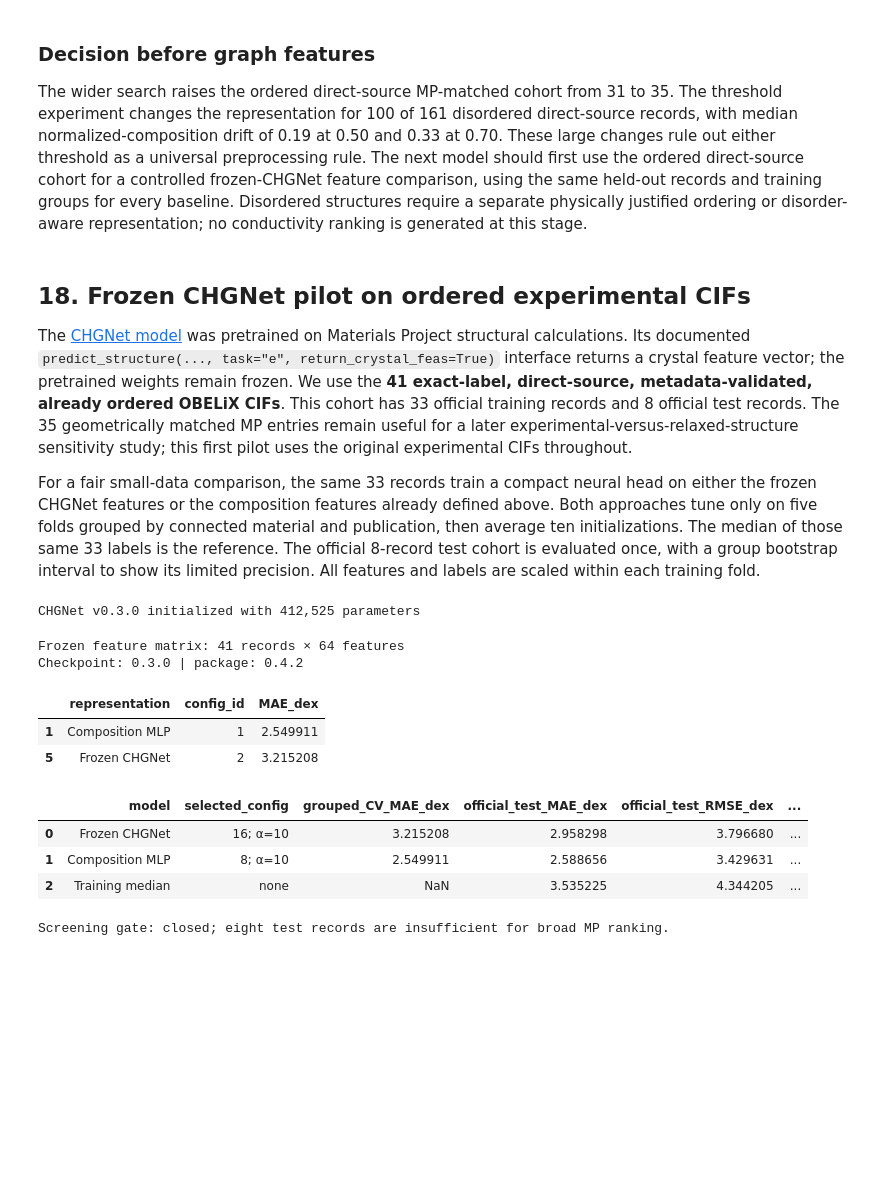
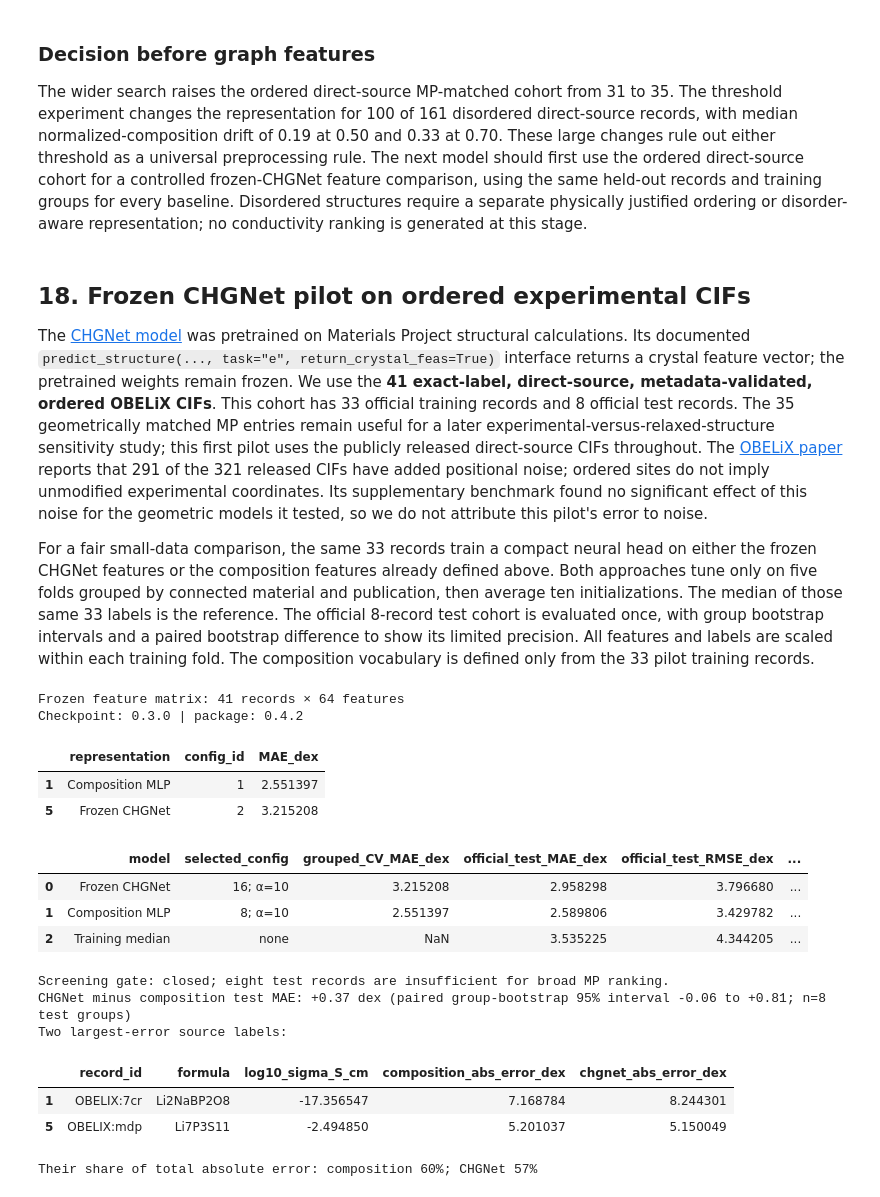
Before and after one commit to ZJYang-96485/Physics-Informed-Neural-Network-and-Multiscale-Simulations-for-Lithium-Ion-Conductors, a Jupyter notebook: battery_materials_project.ipynb, the cells around one changed output. Saved outputs shown, nothing was run; the diff lists cells and outputs as text; code cells hidden in the pictures; blank space fills up the shorter version.

```diff
--- a/battery_materials_project.ipynb
+++ b/battery_materials_project.ipynb
@@ -1007,7 +1007,8 @@ def safe_element_property(element, name):
         return np.nan
 
 
-def composition_features(formulas: pd.Series) -> pd.DataFrame:
+def composition_features(formulas: pd.Series, vocabulary=None) -> pd.DataFrame:
+    vocabulary = ELEMENT_VOCAB if vocabulary is None else vocabulary
     rows = []
     for formula in formulas:
         composition = parse_composition(formula)
@@ -1015,11 +1016,11 @@ def composition_features(formulas: pd.Series) -> pd.DataFrame:
         fraction_values = np.array(list(fractions.values()), dtype=float)
         row = {
             f"frac_{element}": fractions.get(element, 0.0)
-            for element in ELEMENT_VOCAB
+            for element in vocabulary
         }
         row["unknown_element_fraction"] = sum(
             fraction for element, fraction in fractions.items()
-            if element not in ELEMENT_VOCAB
+            if element not in vocabulary
         )
         row["n_elements"] = len(fractions)
         row["li_fraction"] = fractions.get("Li", 0.0)
@@ -2504,9 +2505,9 @@ The wider search raises the ordered direct-source MP-matched cohort from 31 to 3
 # %% [markdown]
 ## 18. Frozen CHGNet pilot on ordered experimental CIFs
 
-The [CHGNet model](https://doi.org/10.1038/s42256-023-00716-3) was pretrained on Materials Project structural calculations. Its documented `predict_structure(..., task="e", return_crystal_feas=True)` interface returns a crystal feature vector; the pretrained weights remain frozen. We use the **41 exact-label, direct-source, metadata-validated, already ordered OBELiX CIFs**. This cohort has 33 official training records and 8 official test records. The 35 geometrically matched MP entries remain useful for a later experimental-versus-relaxed-structure sensitivity study; this first pilot uses the original experimental CIFs throughout.
+The [CHGNet model](https://doi.org/10.1038/s42256-023-00716-3) was pretrained on Materials Project structural calculations. Its documented `predict_structure(..., task="e", return_crystal_feas=True)` interface returns a crystal feature vector; the pretrained weights remain frozen. We use the **41 exact-label, direct-source, metadata-validated, ordered OBELiX CIFs**. This cohort has 33 official training records and 8 official test records. The 35 geometrically matched MP entries remain useful for a later experimental-versus-relaxed-structure sensitivity study; this first pilot uses the publicly released direct-source CIFs throughout. The [OBELiX paper](https://doi.org/10.1039/d5dd00441a) reports that 291 of the 321 released CIFs have added positional noise; ordered sites do not imply unmodified experimental coordinates. Its supplementary benchmark found no significant effect of this noise for the geometric models it tested, so we do not attribute this pilot's error to noise.
 
-For a fair small-data comparison, the same 33 records train a compact neural head on either the frozen CHGNet features or the composition features already defined above. Both approaches tune only on five folds grouped by connected material and publication, then average ten initializations. The median of those same 33 labels is the reference. The official 8-record test cohort is evaluated once, with a group bootstrap interval to show its limited precision. All features and labels are scaled within each training fold.
+For a fair small-data comparison, the same 33 records train a compact neural head on either the frozen CHGNet features or the composition features already defined above. Both approaches tune only on five folds grouped by connected material and publication, then average ten initializations. The median of those same 33 labels is the reference. The official 8-record test cohort is evaluated once, with group bootstrap intervals and a paired bootstrap difference to show its limited precision. All features and labels are scaled within each training fold. The composition vocabulary is defined only from the 33 pilot training records.
 # %%
 from chgnet.model import CHGNet
 import chgnet
@@ -2571,9 +2572,8 @@ assert np.isfinite(frozen_features[feature_columns].to_numpy()).all()
 print(f"Frozen feature matrix: {len(frozen_features)} records × {len(feature_columns)} features")
 print("Checkpoint:",CHGNET_MODEL_NAME,"| package:",chgnet.__version__)
 # %% [output]
-CHGNet v0.3.0 initialized with 412,525 parameters
+Frozen feature matrix: 41 records × 64 features
+Checkpoint: 0.3.0 | package: 0.4.2
-Frozen feature matrix: 41 records × 64 features
-Checkpoint: 0.3.0 | package: 0.4.2
 # %%
 pilot=ordered_manifest[["record_id","formula","source_split",
     "cif_file_sha256","cif_n_sites"]].merge(
@@ -2585,13 +2585,14 @@ pilot=pilot.sort_values("record_id").reset_index(drop=True)
 pilot_train=pilot.loc[pilot.source_split.eq("train")].reset_index(drop=True)
 pilot_test=pilot.loc[pilot.source_split.eq("test")].reset_index(drop=True)
 
+pilot_vocab=sorted({str(element) for formula in pilot_train.formula for element in parse_composition(formula).elements})
 feature_sets={
     "Frozen CHGNet":(
         pilot_train[feature_columns].copy(),pilot_test[feature_columns].copy()
     ),
     "Composition MLP":(
-        composition_features(pilot_train.formula),
-        composition_features(pilot_test.formula),
+        composition_features(pilot_train.formula,pilot_vocab),
+        composition_features(pilot_test.formula,pilot_vocab),
     ),
 }
 head_configs=[
@@ -2632,7 +2633,7 @@ pilot_selected=(pilot_cv.groupby(["representation","config_id"],as_index=False)
 display(pilot_selected)
 # %% [output]
 |  | representation | config_id | MAE_dex |
-| 1 | Composition MLP | 1 | 2.549911 |
+| 1 | Composition MLP | 1 | 2.551397 |
 | 5 | Frozen CHGNet | 2 | 3.215208 |
 # %%
 pilot_test_predictions=pilot_test[["record_id","formula","group_linked",
@@ -2672,34 +2673,71 @@ pilot_metrics.append({"model":"Training median","selected_config":"none",
     "official_test_RMSE_dex":np.sqrt(mean_squared_error(
         y_pilot_test,pilot_test_predictions.training_median_prediction)),
     "official_test_R2":r2_score(
         y_pilot_test,pilot_test_predictions.training_median_prediction)})
 
 # Resample the eight held-out connected groups together; the interval is descriptive.
 rng=np.random.default_rng(RANDOM_STATE)
 groups=pilot_test.group_linked.unique()
 positions={g:np.flatnonzero(pilot_test.group_linked.to_numpy()==g) for g in groups}
 for metric in pilot_metrics:
     column={"Frozen CHGNet":"chgnet_prediction",
             "Composition MLP":"composition_prediction",
             "Training median":"training_median_prediction"}[metric["model"]]
     prediction=pilot_test_predictions[column].to_numpy()
     sampled_maes=[]
     for _ in range(2000):
         draw=rng.choice(groups,size=len(groups),replace=True)
         idx=np.concatenate([positions[g] for g in draw])
         sampled_maes.append(mean_absolute_error(y_pilot_test.iloc[idx],prediction[idx]))
     metric["bootstrap_MAE_95pct_low"]=np.quantile(sampled_maes,.025)
     metric["bootstrap_MAE_95pct_high"]=np.quantile(sampled_maes,.975)
 
 pilot_metric_table=pd.DataFrame(pilot_metrics)
 pilot_test_predictions.to_csv(CHGNET_TEST_PATH,index=False)
 display(pilot_metric_table)
 assert len(pilot_test_predictions)==8
 print("Screening gate: closed; eight test records are insufficient for broad MP ranking.")
+
+# Paired resampling preserves each material's two predictions and the official split.
+truth=pilot_test_predictions[MODEL_TARGET].to_numpy()
+composition_error=np.abs(truth-pilot_test_predictions.composition_prediction.to_numpy())
+chgnet_error=np.abs(truth-pilot_test_predictions.chgnet_prediction.to_numpy())
+pilot_test_predictions["composition_abs_error_dex"]=composition_error
+pilot_test_predictions["chgnet_abs_error_dex"]=chgnet_error
+pilot_test_predictions["chgnet_minus_composition_error_dex"]=chgnet_error-composition_error
+pilot_test_predictions.to_csv(CHGNET_TEST_PATH,index=False)
+
+paired_differences=[]
+rng_paired=np.random.default_rng(RANDOM_STATE)
+for _ in range(10000):
+    draw=rng_paired.choice(groups,size=len(groups),replace=True)
+    idx=np.concatenate([positions[g] for g in draw])
+    paired_differences.append(float((chgnet_error[idx]-composition_error[idx]).mean()))
+paired_interval=np.quantile(paired_differences,[.025,.975])
+paired_delta=float((chgnet_error-composition_error).mean())
+print(f"CHGNet minus composition test MAE: {paired_delta:+.2f} dex "
+      f"(paired group-bootstrap 95% interval {paired_interval[0]:+.2f} "
+      f"to {paired_interval[1]:+.2f}; n={len(groups)} test groups)")
+
+largest=pilot_test_predictions.assign(
+    largest_error=np.maximum(composition_error,chgnet_error)
+).nlargest(2,"largest_error")
+print("Two largest-error source labels:")
+display(largest[["record_id","formula",MODEL_TARGET,
+    "composition_abs_error_dex","chgnet_abs_error_dex"]])
+print(f"Their share of total absolute error: "
+      f"composition {composition_error[largest.index].sum()/composition_error.sum():.0%}; "
+      f"CHGNet {chgnet_error[largest.index].sum()/chgnet_error.sum():.0%}")
 # %% [output]
 |  | model | selected_config | grouped_CV_MAE_dex | official_test_MAE_dex | official_test_RMSE_dex | ... |
 | 0 | Frozen CHGNet | 16; α=10 | 3.215208 | 2.958298 | 3.796680 | ... |
-| 1 | Composition MLP | 8; α=10 | 2.549911 | 2.588656 | 3.429631 | ... |
+| 1 | Composition MLP | 8; α=10 | 2.551397 | 2.589806 | 3.429782 | ... |
 | 2 | Training median | none | NaN | 3.535225 | 4.344205 | ... |
 Screening gate: closed; eight test records are insufficient for broad MP ranking.
+CHGNet minus composition test MAE: +0.37 dex (paired group-bootstrap 95% interval -0.06 to +0.81; n=8 test groups)
+Two largest-error source labels:
+|  | record_id | formula | log10_sigma_S_cm | composition_abs_error_dex | chgnet_abs_error_dex |
+| 1 | OBELIX:7cr | Li2NaBP2O8 | -17.356547 | 7.168784 | 8.244301 |
+| 5 | OBELIX:mdp | Li7P3S11 | -2.494850 | 5.201037 | 5.150049 |
+Their share of total absolute error: composition 60%; CHGNet 57%
 # %%
```
Also changed, not shown: parts of 2 cells of this notebook, 4 other files.
